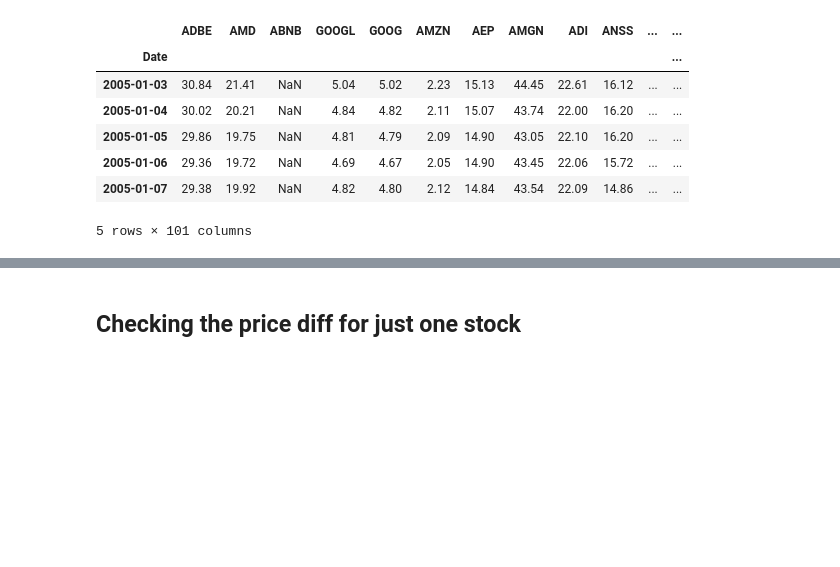
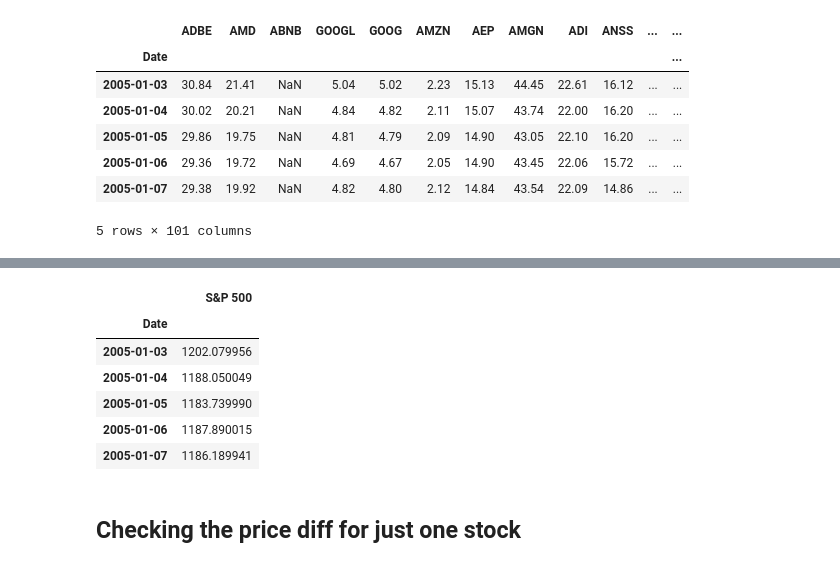
Before and after one commit to jay-kalaria/momentum-strategy-backtest, a Jupyter notebook: algo.ipynb, the cells around one changed output, grey strips where cells are left out. Cells and saved outputs as stored; diff of their text form; code cells hidden in the pictures; blank space fills up the shorter version.

```diff
--- a/algo.ipynb
+++ b/algo.ipynb
@@ -73,3 +77,14 @@ data.head()
+# %%
+ben_data= pd.read_pickle('cached_data/benchmark_data.pkl')
+ben_data.head()
+# %% [output]
+|  | S&P 500 |
+| Date |  |
+| 2005-01-03 | 1202.079956 |
+| 2005-01-04 | 1188.050049 |
+| 2005-01-05 | 1183.739990 |
+| 2005-01-06 | 1187.890015 |
+| 2005-01-07 | 1186.189941 |
 # %% [markdown]
 ## Checking the price diff for just one stock
 # %%
```
Also changed, not shown: parts of 19 cells of this notebook, 2 other files.
